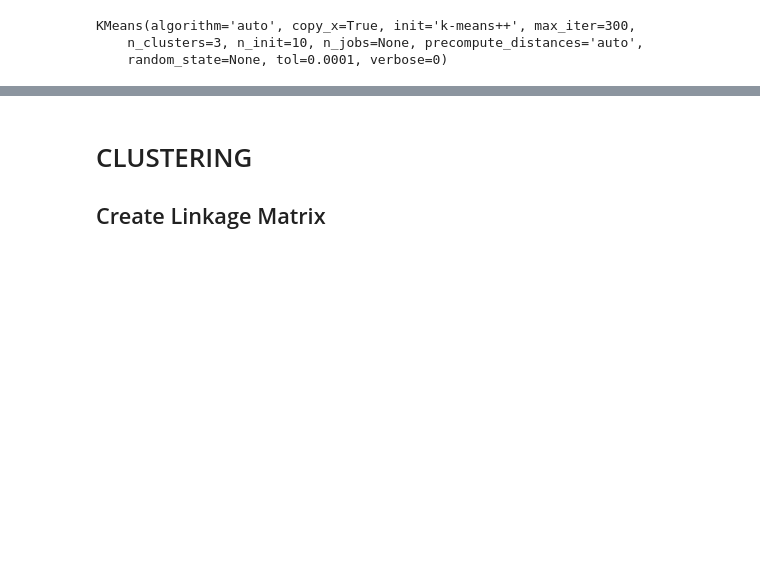
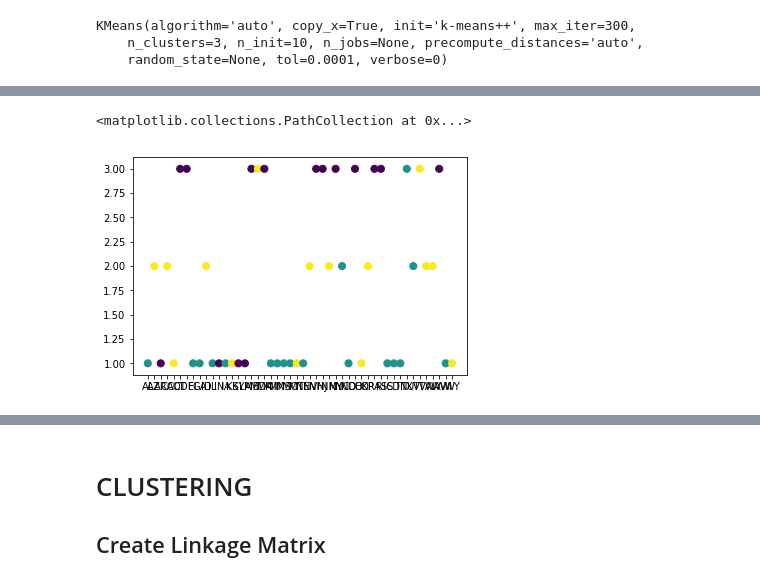
Before and after one commit to damuakula/FinalProject, a Jupyter notebook: PyschRegions.ipynb, the cells around one changed output, grey strips where cells are left out. Drawn from its saved outputs; the diff is of its cells as text; code cells hidden in the pictures; blank space fills up the shorter version.

```diff
--- a/PyschRegions.ipynb
+++ b/PyschRegions.ipynb
@@ -135,3 +135,8 @@ array([0, 1, 2, 1, 1, 2, 2, 0, 0, 1, 0, 2, 0, 1, 2, 2, 2, 1, 2, 0, 0, 0,
+# %%
+plt.scatter(st1.index, st1['PsychRegions'], c=predicted_clusters, s=50, cmap='viridis')
+# %% [output]
+<matplotlib.collections.PathCollection at 0x...>
+[figure, added]
 # %%
 center = kmeans.cluster_centers_
 center
```
Also changed, not shown: parts of 23 cells of this notebook.
